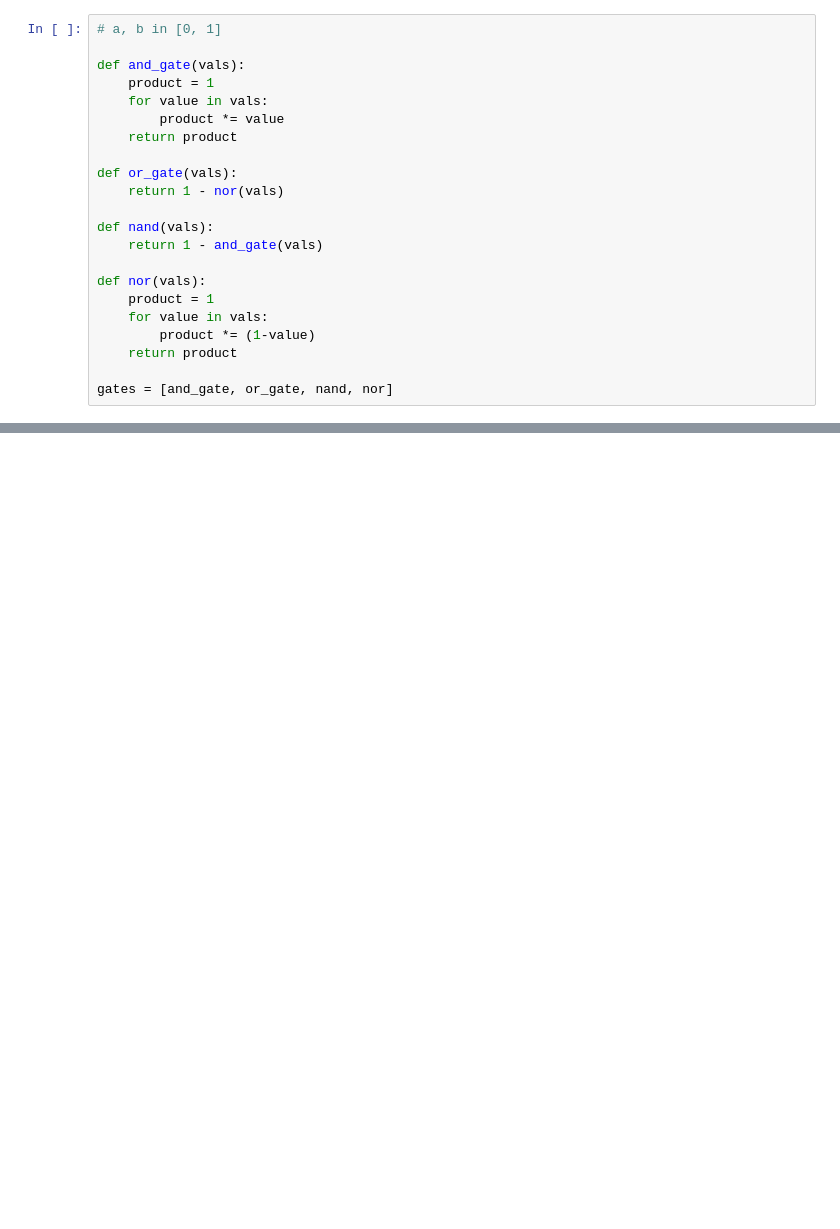
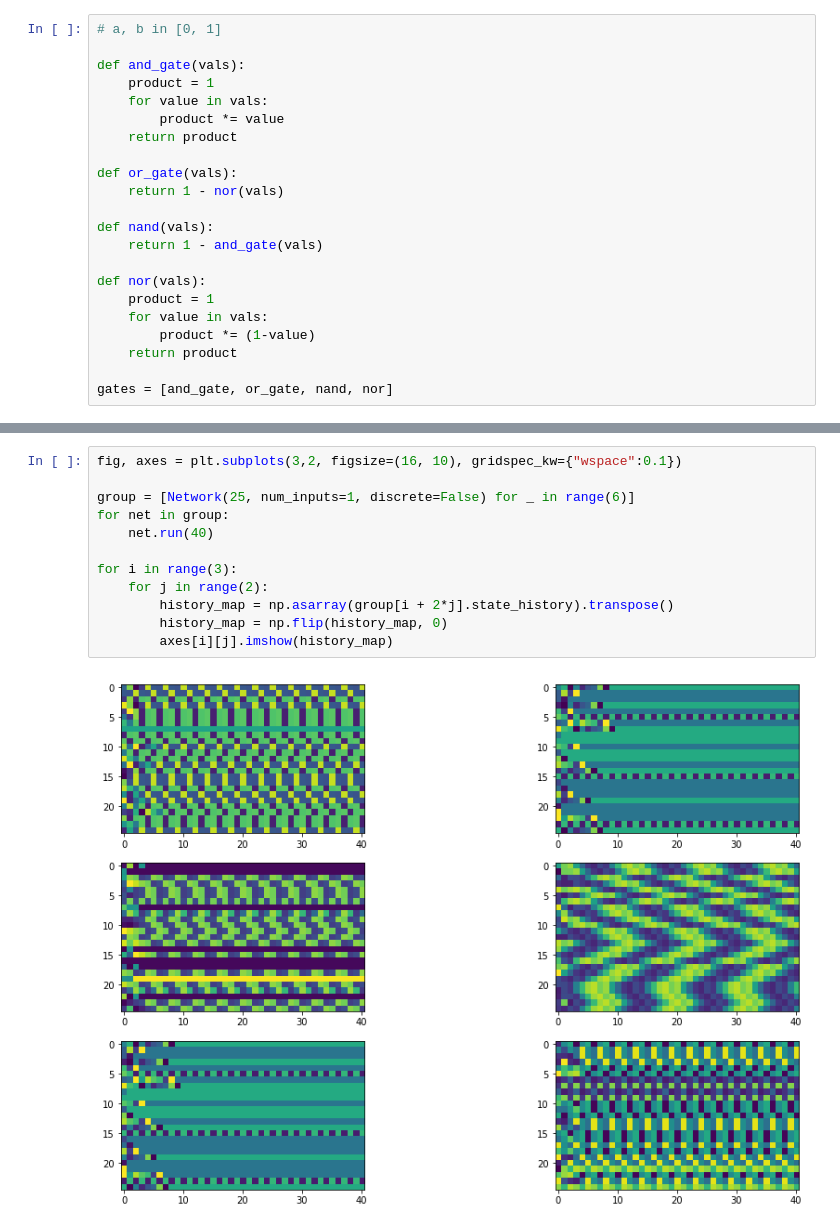
Before and after one commit to AustereTriceratops/Physics, a Jupyter notebook: Random Boolean Network/Random Boolean Network.ipynb, the cells around one changed output, grey strips where cells are left out. Saved outputs shown, nothing was run; the diff lists cells and outputs as text; blank space fills up the shorter version.

```diff
--- a/Random Boolean Network/Random Boolean Network.ipynb
+++ b/Random Boolean Network/Random Boolean Network.ipynb
@@ -166,0 +165,14 @@ a.decompose_period()
+# %%
+fig, axes = plt.subplots(3,2, figsize=(16, 10), gridspec_kw={"wspace":0.1})
+
+group = [Network(25, num_inputs=1, discrete=False) for _ in range(6)]
+for net in group:
+    net.run(40)
+
+for i in range(3):
+    for j in range(2):
+        history_map = np.asarray(group[i + 2*j].state_history).transpose()
+        history_map = np.flip(history_map, 0)
+        axes[i][j].imshow(history_map)
+# %% [output]
+[figure, added]
```
Also changed, not shown: parts of 3 cells of this notebook.
